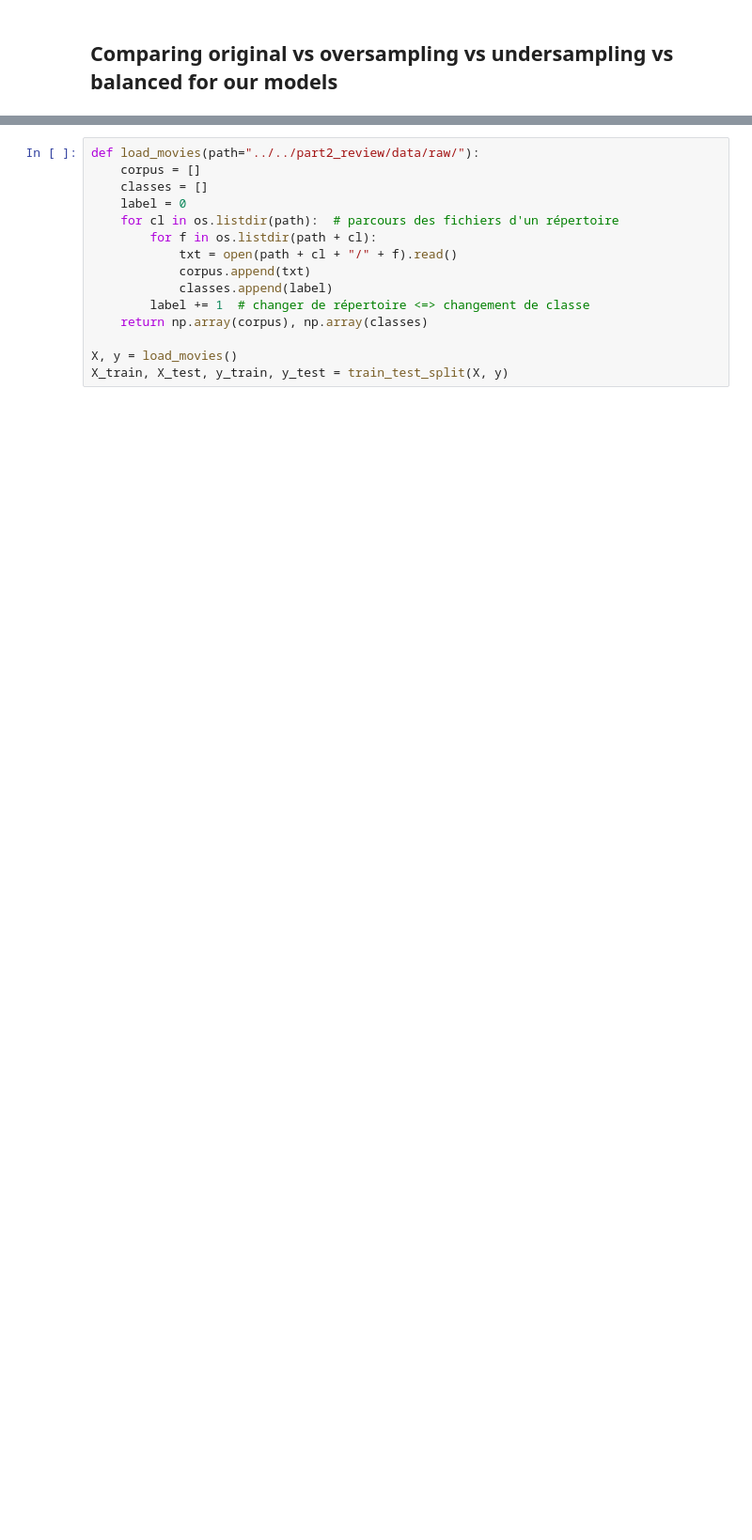
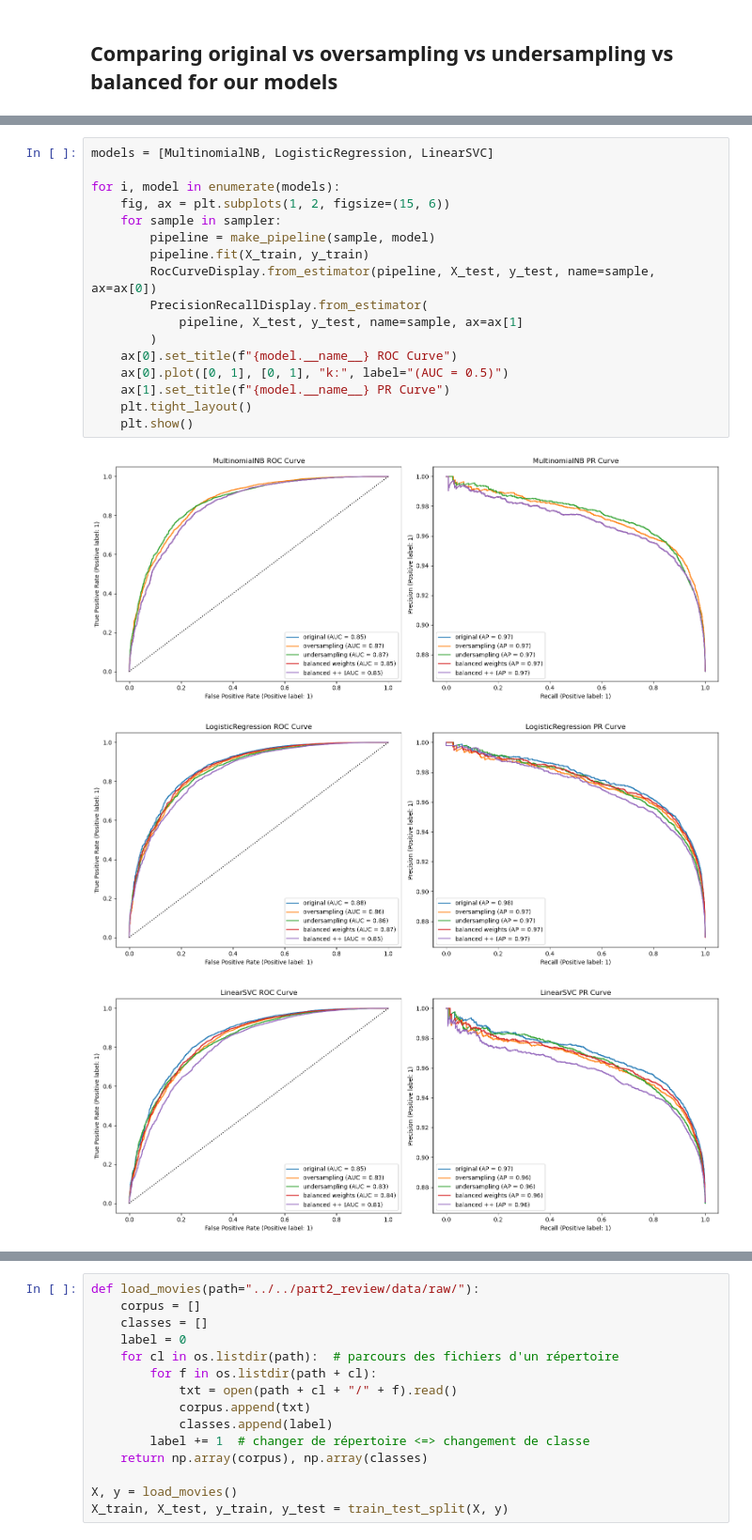
Before and after one commit to CharlesAttend/RITAL-Projet1, a Jupyter notebook: part1_speaker_recognition/notebooks/ROC-Exploration-Imbalanced-Learning.ipynb, the cells around one changed output, grey strips where cells are left out. Shown at 94% size. Saved outputs shown, nothing was run; the diff lists cells and outputs as text; blank space fills up the shorter version.

```diff
--- a/part1_speaker_recognition/notebooks/ROC-Exploration-Imbalanced-Learning.ipynb
+++ b/part1_speaker_recognition/notebooks/ROC-Exploration-Imbalanced-Learning.ipynb
@@ -40 +158,22 @@ X_train, X_test, y_train, y_test = train_test_split(X, y)
+# %%
+models = [MultinomialNB, LogisticRegression, LinearSVC]
+
+for i, model in enumerate(models):
+    fig, ax = plt.subplots(1, 2, figsize=(15, 6))
+    for sample in sampler:
+        pipeline = make_pipeline(sample, model)
+        pipeline.fit(X_train, y_train)
+        RocCurveDisplay.from_estimator(pipeline, X_test, y_test, name=sample, ax=ax[0])
+        PrecisionRecallDisplay.from_estimator(
+            pipeline, X_test, y_test, name=sample, ax=ax[1]
+        )
+    ax[0].set_title(f"{model.__name__} ROC Curve")
+    ax[0].plot([0, 1], [0, 1], "k:", label="(AUC = 0.5)")
+    ax[1].set_title(f"{model.__name__} PR Curve")
+    plt.tight_layout()
+    plt.show()
+# %% [output]
+[figure, added]
+[figure, added]
+[figure, added]
 # %%
```
Also changed, not shown: parts of 7 cells of this notebook.
